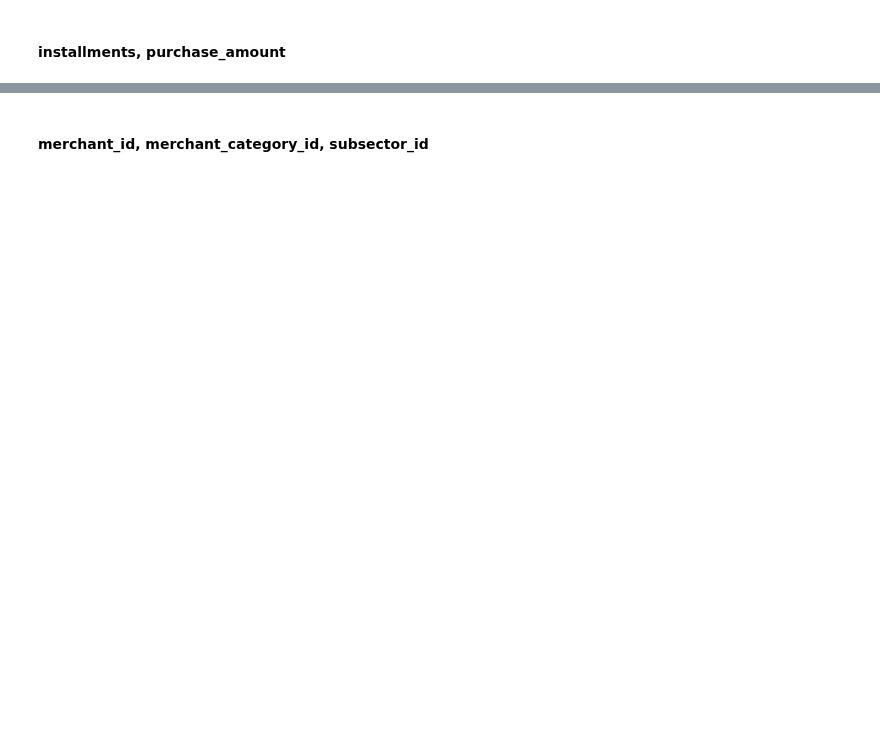
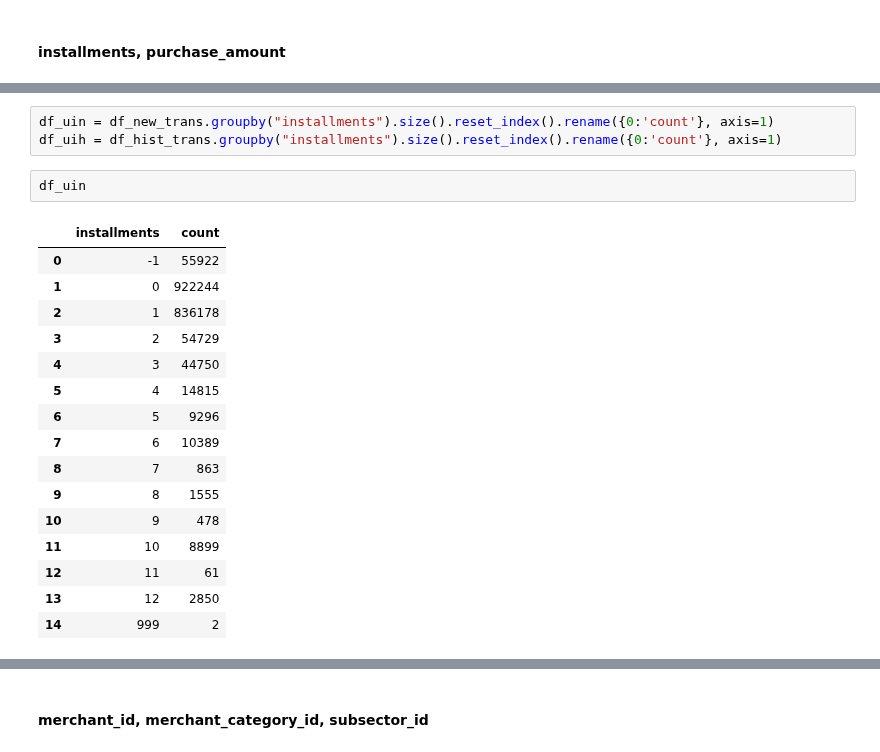
Before and after one commit to Zol-S/kaggle, a Jupyter notebook: Elo Merchant Category Recommendation/2_Descriptives.ipynb, the cells around one changed output, grey strips where cells are left out. Drawn from its saved outputs; the diff is of its cells as text; blank space fills up the shorter version.

```diff
--- a/Elo Merchant Category Recommendation/2_Descriptives.ipynb
+++ b/Elo Merchant Category Recommendation/2_Descriptives.ipynb
@@ -537,0 +559,22 @@ TypeError: join() takes no keyword arguments
+# %%
+df_uin = df_new_trans.groupby("installments").size().reset_index().rename({0:'count'}, axis=1)
+df_uih = df_hist_trans.groupby("installments").size().reset_index().rename({0:'count'}, axis=1)
+# %%
+df_uin
+# %% [output]
+|  | installments | count |
+| 0 | -1 | 55922 |
+| 1 | 0 | 922244 |
+| 2 | 1 | 836178 |
+| 3 | 2 | 54729 |
+| 4 | 3 | 44750 |
+| 5 | 4 | 14815 |
+| 6 | 5 | 9296 |
+| 7 | 6 | 10389 |
+| 8 | 7 | 863 |
+| 9 | 8 | 1555 |
+| 10 | 9 | 478 |
+| 11 | 10 | 8899 |
+| 12 | 11 | 61 |
+| 13 | 12 | 2850 |
+| 14 | 999 | 2 |
```
Also changed, not shown: parts of 20 cells of this notebook.
